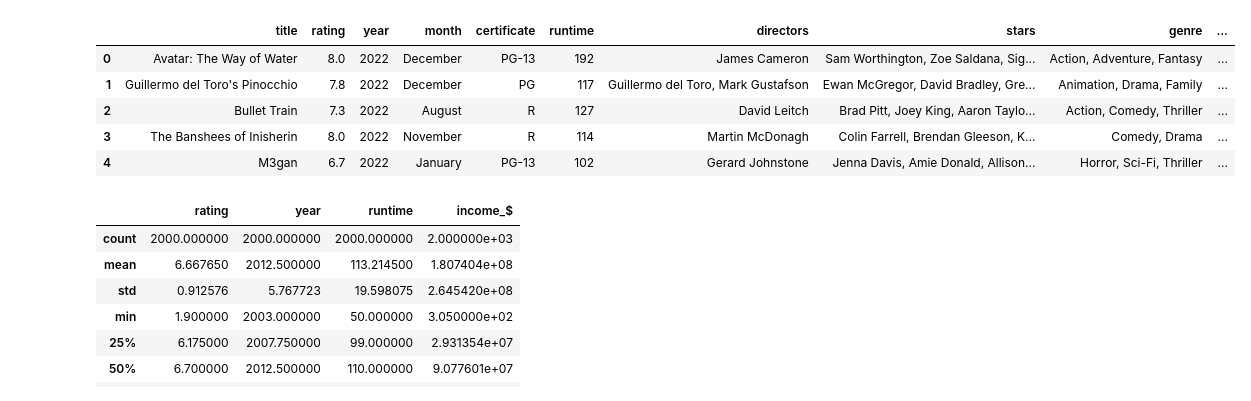
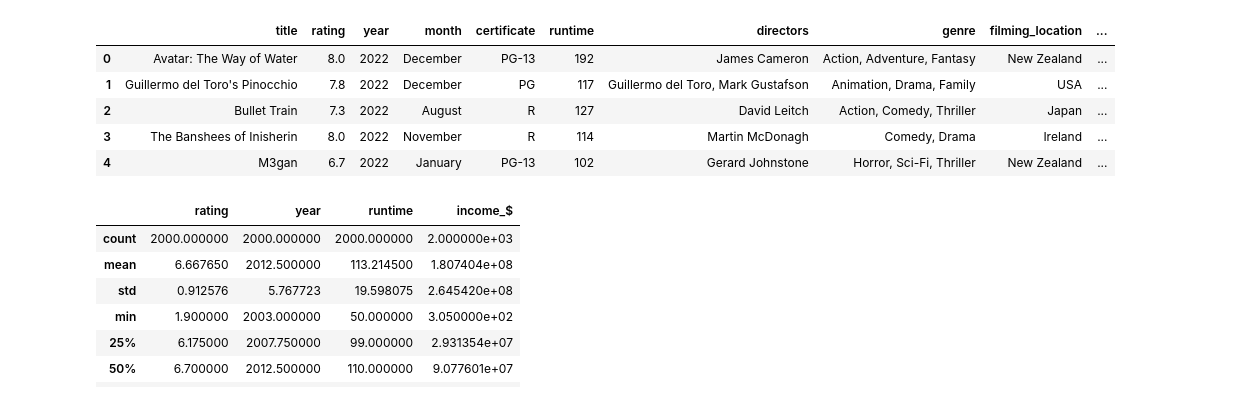
Before and after one commit to MatBrands/ADA-Exploratory_Data_Analysis, a Jupyter notebook: notebooks/edas/matheus.ipynb, the cells around one changed output. Drawn from its saved outputs; the diff is of its cells as text; code cells hidden in the pictures.

```diff
--- a/notebooks/edas/matheus.ipynb
+++ b/notebooks/edas/matheus.ipynb
@@ -4,16 +4,16 @@ import numpy as np
 import pandas as pd
 from IPython.display import display, HTML
 # %%
-
 df = pd.read_pickle('../../datasets/processed/movies.pkl')
+df.drop(columns='stars', inplace=True)
 df.head()
 # %% [output]
-|  | title | rating | year | month | certificate | runtime | directors | stars | genre | ... |
-| 0 | Avatar: The Way of Water | 8.0 | 2022 | December | PG-13 | 192 | James Cameron | Sam Worthington, Zoe Saldana, Sig... | Action, Adventure, Fantasy | ... |
-| 1 | Guillermo del Toro's Pinocchio | 7.8 | 2022 | December | PG | 117 | Guillermo del Toro, Mark Gustafson | Ewan McGregor, David Bradley, Gre... | Animation, Drama, Family | ... |
-| 2 | Bullet Train | 7.3 | 2022 | August | R | 127 | David Leitch | Brad Pitt, Joey King, Aaron Taylo... | Action, Comedy, Thriller | ... |
-| 3 | The Banshees of Inisherin | 8.0 | 2022 | November | R | 114 | Martin McDonagh | Colin Farrell, Brendan Gleeson, K... | Comedy, Drama | ... |
-| 4 | M3gan | 6.7 | 2022 | January | PG-13 | 102 | Gerard Johnstone | Jenna Davis, Amie Donald, Allison... | Horror, Sci-Fi, Thriller | ... |
+|  | title | rating | year | month | certificate | runtime | directors | genre | filming_location | ... |
+| 0 | Avatar: The Way of Water | 8.0 | 2022 | December | PG-13 | 192 | James Cameron | Action, Adventure, Fantasy | New Zealand | ... |
+| 1 | Guillermo del Toro's Pinocchio | 7.8 | 2022 | December | PG | 117 | Guillermo del Toro, Mark Gustafson | Animation, Drama, Family | USA | ... |
+| 2 | Bullet Train | 7.3 | 2022 | August | R | 127 | David Leitch | Action, Comedy, Thriller | Japan | ... |
+| 3 | The Banshees of Inisherin | 8.0 | 2022 | November | R | 114 | Martin McDonagh | Comedy, Drama | Ireland | ... |
+| 4 | M3gan | 6.7 | 2022 | January | PG-13 | 102 | Gerard Johnstone | Horror, Sci-Fi, Thriller | New Zealand | ... |
 # %%
 df.describe()
 # %% [output]
```
Also changed, not shown: parts of 13 cells of this notebook.
